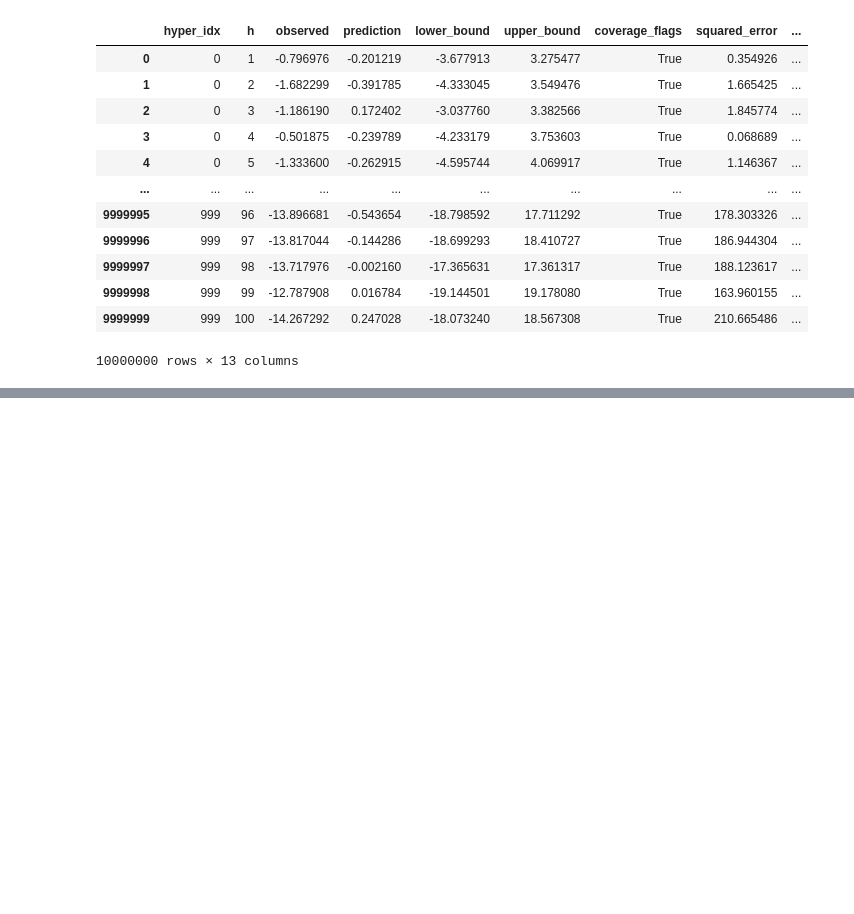
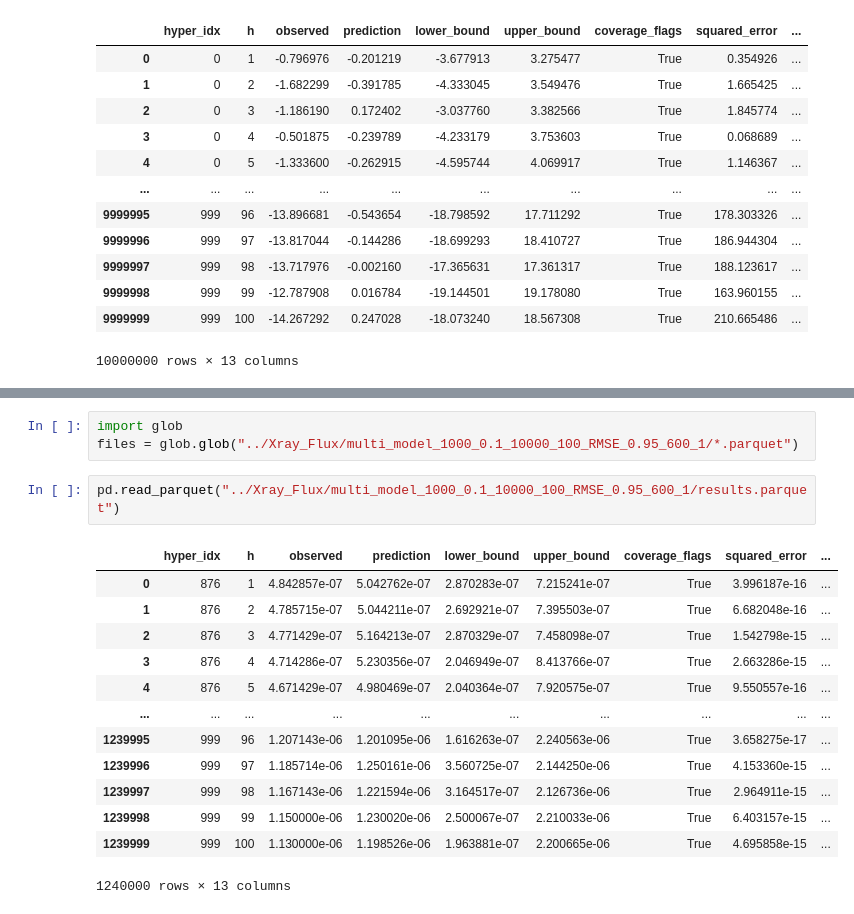
Before and after one commit to victorverma/urps_2025, a Jupyter notebook: notebooks/Jingyi_notebooks/plots.ipynb, the cells around one changed output, grey strips where cells are left out. Cells and saved outputs as stored; diff of their text form; blank space fills up the shorter version.

```diff
--- a/notebooks/Jingyi_notebooks/plots.ipynb
+++ b/notebooks/Jingyi_notebooks/plots.ipynb
@@ -82,0 +234,19 @@ plot
+# %%
+import glob
+files = glob.glob("../Xray_Flux/multi_model_1000_0.1_10000_100_RMSE_0.95_600_1/*.parquet")
+# %%
+pd.read_parquet("../Xray_Flux/multi_model_1000_0.1_10000_100_RMSE_0.95_600_1/results.parquet")
+# %% [output]
+|  | hyper_idx | h | observed | prediction | lower_bound | upper_bound | coverage_flags | squared_error | ... |
+| 0 | 876 | 1 | 4.842857e-07 | 5.042762e-07 | 2.870283e-07 | 7.215241e-07 | True | 3.996187e-16 | ... |
+| 1 | 876 | 2 | 4.785715e-07 | 5.044211e-07 | 2.692921e-07 | 7.395503e-07 | True | 6.682048e-16 | ... |
+| 2 | 876 | 3 | 4.771429e-07 | 5.164213e-07 | 2.870329e-07 | 7.458098e-07 | True | 1.542798e-15 | ... |
+| 3 | 876 | 4 | 4.714286e-07 | 5.230356e-07 | 2.046949e-07 | 8.413766e-07 | True | 2.663286e-15 | ... |
+| 4 | 876 | 5 | 4.671429e-07 | 4.980469e-07 | 2.040364e-07 | 7.920575e-07 | True | 9.550557e-16 | ... |
+| ... | ... | ... | ... | ... | ... | ... | ... | ... | ... |
+| 1239995 | 999 | 96 | 1.207143e-06 | 1.201095e-06 | 1.616263e-07 | 2.240563e-06 | True | 3.658275e-17 | ... |
+| 1239996 | 999 | 97 | 1.185714e-06 | 1.250161e-06 | 3.560725e-07 | 2.144250e-06 | True | 4.153360e-15 | ... |
+| 1239997 | 999 | 98 | 1.167143e-06 | 1.221594e-06 | 3.164517e-07 | 2.126736e-06 | True | 2.964911e-15 | ... |
+| 1239998 | 999 | 99 | 1.150000e-06 | 1.230020e-06 | 2.500067e-07 | 2.210033e-06 | True | 6.403157e-15 | ... |
+| 1239999 | 999 | 100 | 1.130000e-06 | 1.198526e-06 | 1.963881e-07 | 2.200665e-06 | True | 4.695858e-15 | ... |
+1240000 rows × 13 columns
```
Also changed, not shown: parts of 11 cells of this notebook.
